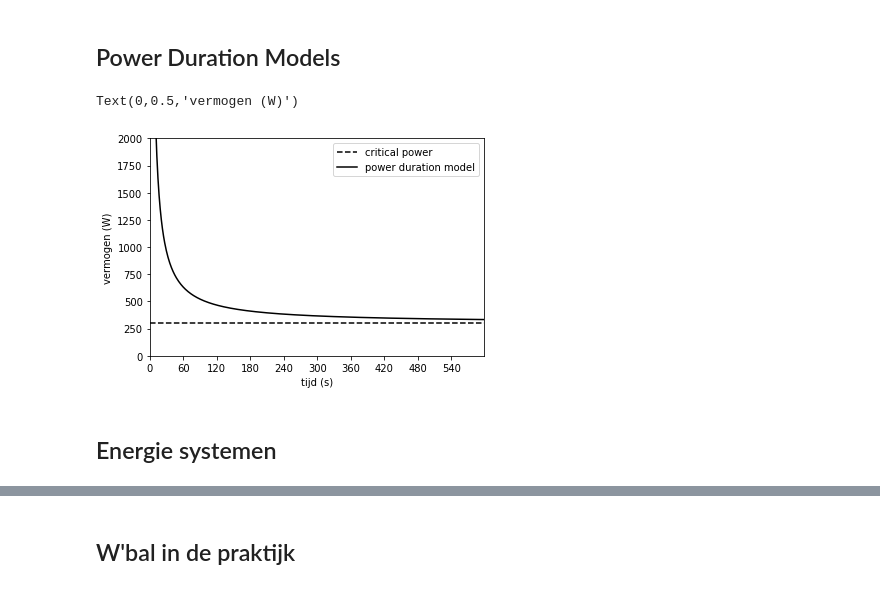
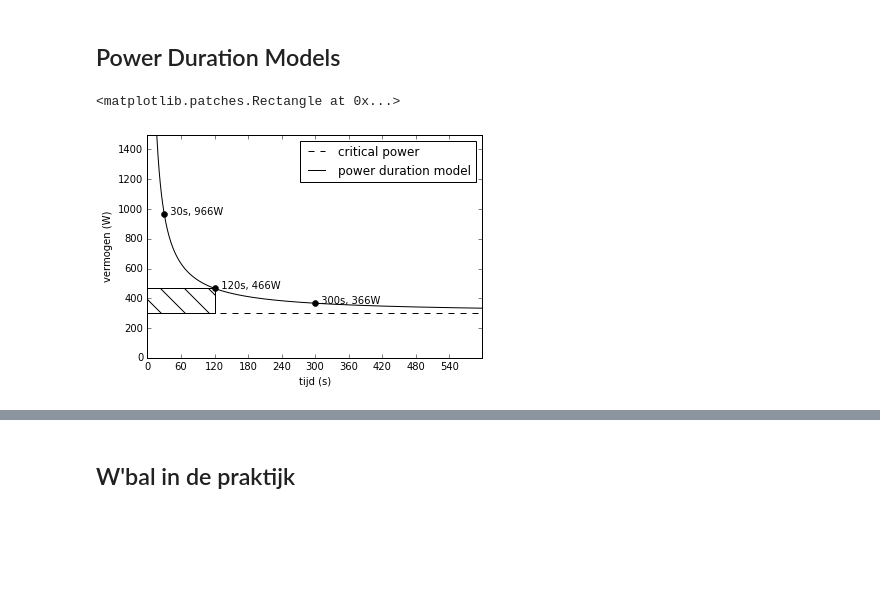
Before and after one commit to AartGoossens/publications, a Jupyter notebook: sportgericht/appendix.ipynb, the cells around one changed output, grey strips where cells are left out. Saved outputs shown, nothing was run; the diff lists cells and outputs as text; code cells hidden in the pictures; blank space fills up the shorter version.

Commit message:
NEW - Datapunten en oppervlak aan power duration plot toevoegen

```diff
--- a/sportgericht/appendix.ipynb
+++ b/sportgericht/appendix.ipynb
@@ -41,15 +42,29 @@ df_power_duration = pd.DataFrame(
 )
 # %%
 fig_power_duration = df_power_duration.plot(
-    ylim=(0,2000),
+    ylim=(0,1500),
     xticks=range(0, 600, 60),
     style=['k--', 'k-']
 )
 fig_power_duration.legend(["critical power", "power duration model"])
 fig_power_duration.set_xlabel('tijd (s)')
 fig_power_duration.set_ylabel('vermogen (W)')
+
+maximale_inspanningen = [[30, 120, 300], [300 + 20000/t for t in [30, 120, 300]]]
+
+
+fig_power_duration.plot(maximale_inspanningen[0], maximale_inspanningen[1], 'ko')
+for tijd, vermogen in zip(maximale_inspanningen[0], maximale_inspanningen[1]):                                       # <--
+    fig_power_duration.annotate('  {}s, {}W'.format(int(tijd), int(vermogen)), xy=(tijd, vermogen), textcoords='data')
+
+fig_power_duration.add_patch(
+    patches.Rectangle(
+        (0, 300), 120, 20000/120,
+        color='k',
+        fill=False,
+        hatch='\\'
+    )
+)
 # %% [output]
-Text(0,0.5,'vermogen (W)')
+<matplotlib.patches.Rectangle at 0x...>
-[figure, old version]
+[figure, new version]
-# %% [markdown]
-## Energie systemen
```
Also changed, not shown: parts of 4 cells of this notebook, 1 other file.
